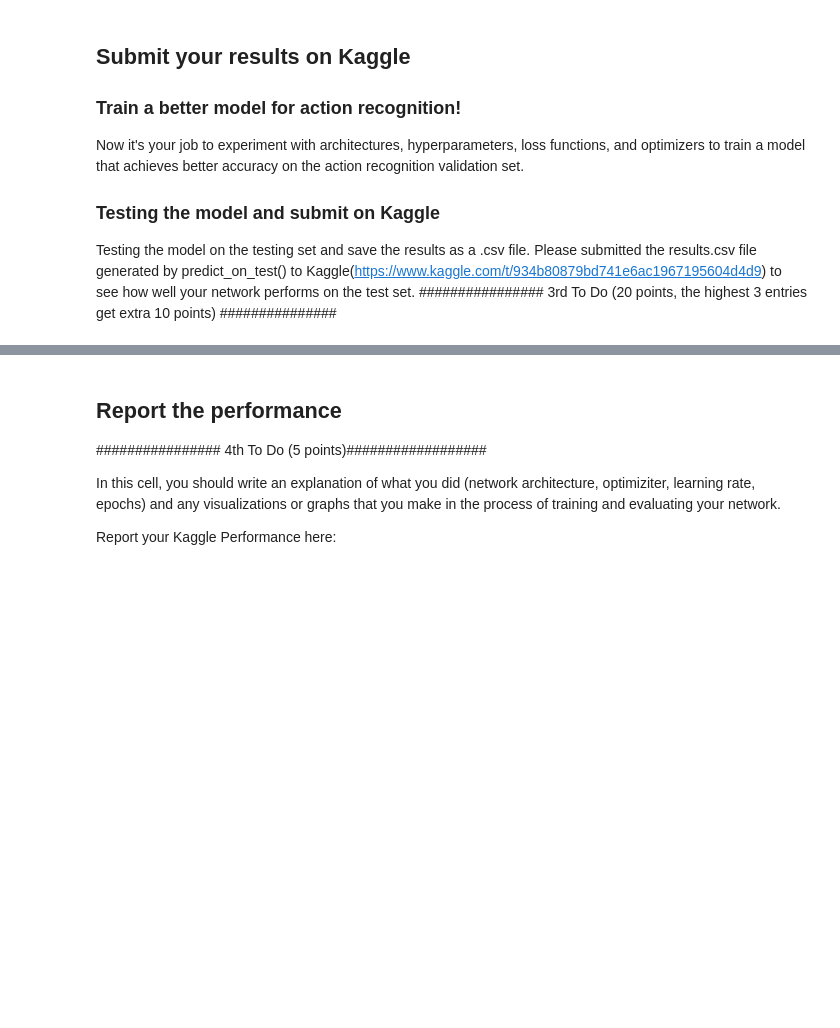
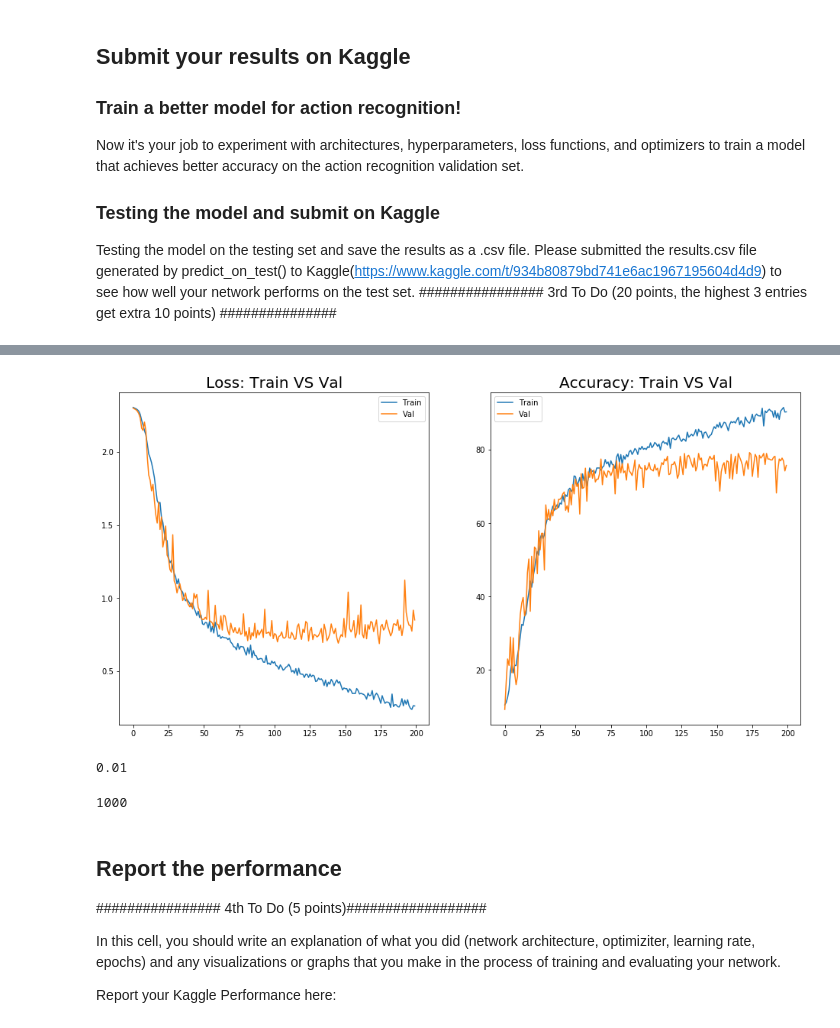
Before and after one commit to caitaozhan/CSE512-homework, a Jupyter notebook: hw7/RNN_ActionClassify.ipynb, the cells around one changed output, grey strips where cells are left out. Cells and saved outputs as stored; diff of their text form; code cells hidden in the pictures; blank space fills up the shorter version.

```diff
--- a/hw7/RNN_ActionClassify.ipynb
+++ b/hw7/RNN_ActionClassify.ipynb
@@ -110,7 +115,7 @@ class SequenceClassify(nn.Module):
         ############## 1st To Do (10 points) ##############
         ###################################################
         self.project_layer = nn.Linear(75, 100)
-        self.recurrent_layer = nn.LSTM(input_size=100, hidden_size=100)
+        self.recurrent_layer = nn.LSTM(input_size=100, hidden_size=100, batch_first=True)
         self.classify_layer = nn.Linear(100, 10)
         ###################################################
 
@@ -137,5 +142,5 @@ SequenceClassify(
 After you have the dataloader and model, you can start training the model. Define a SGD optimizer with learning rate of 1e-3, and a cross-entropy loss function:
 # %%
 ################ 2nd To Do  (5 points)##################
-optimizer = torch.optim.SGD(model.parameters(), lr=1e-4)
-criterion = nn.CrossEntropyLoss()
+optimizer = torch.optim.SGD(model.parameters(), lr=1e-3)
+criterion = nn.CrossEntropyLoss().cuda()
@@ -230,0 +187,9 @@ train Epoch: 9  , Loss: 2.3043,  Accuracy: 9.20
+# %%
+confusion_matrix, acc, meter_loss = None, None, None
+
+num_epochs = 100
+evaluate_every_epoch = 5
+for e in range(num_epochs):
+    confusion_matrix, acc, meter_loss = run_epoch(trLD, model, criterion, e, True, optimizer)
+    if e % evaluate_every_epoch == 0:
+        run_epoch(valLD, model, criterion, e, False, None)
@@ -241,0 +304,44 @@ Please submitted the results.csv file generated by predict_on_test() to Kaggle(h
+# %%
+optimizer = torch.optim.SGD(model.parameters(), lr=1e-2, momentum=0.5)
+#optimizer = torch.optim.Adam(model.parameters(), lr = 0.01)
+criterion = nn.CrossEntropyLoss().cuda()
+# %%
+train_loss = []
+train_acc  = []
+val_loss   = []
+val_acc    = []
+PATH = './models/best_model_{}.pt'
+
+best_acc = 0
+num_epochs = 200
+for e in range(num_epochs):
+    t_l, t_a = run_epoch(trLD, model, criterion, e, True, optimizer)
+    train_loss.append(t_l)
+    train_acc.append(t_a)
+
+    v_l, v_a = run_epoch(valLD, model, criterion, e, False, None)
+    val_loss.append(v_l)
+    val_acc.append(v_a)
+    if v_a > best_acc:
+        best_acc = v_a
+        torch.save(model, PATH.format(str(v_a)))
+
+    clear_output(True)
+    plt.figure(figsize=(16, 8))
+    plt.subplot(121)
+    plt.plot(train_loss)
+    plt.plot(val_loss)
+    plt.title('Loss: Train VS Val', fontsize=20)
+    plt.legend(['Train', 'Val'])
+    plt.subplot(122)
+    plt.plot(train_acc)
+    plt.plot(val_acc)
+    plt.title('Accuracy: Train VS Val', fontsize=20)
+    plt.legend(['Train', 'Val'])
+    plt.show()
+# %% [output]
+[figure, added]
+# %%
+optimizer.param_groups[0]['lr']
+# %% [output]
+0.01
@@ -264,3 +407,9 @@ print(count)
+# %%
+model_load = torch.load('./models/best_model_81.0.pt')
+count=predict_on_test(model_load, tstLD)
+print(count)
+# %% [output]
+1000
 # %% [markdown]
 ## Report the performance
 ################ 4th To Do  (5 points)##################
```
Also changed, not shown: parts of 14 cells of this notebook, 3 other files.
